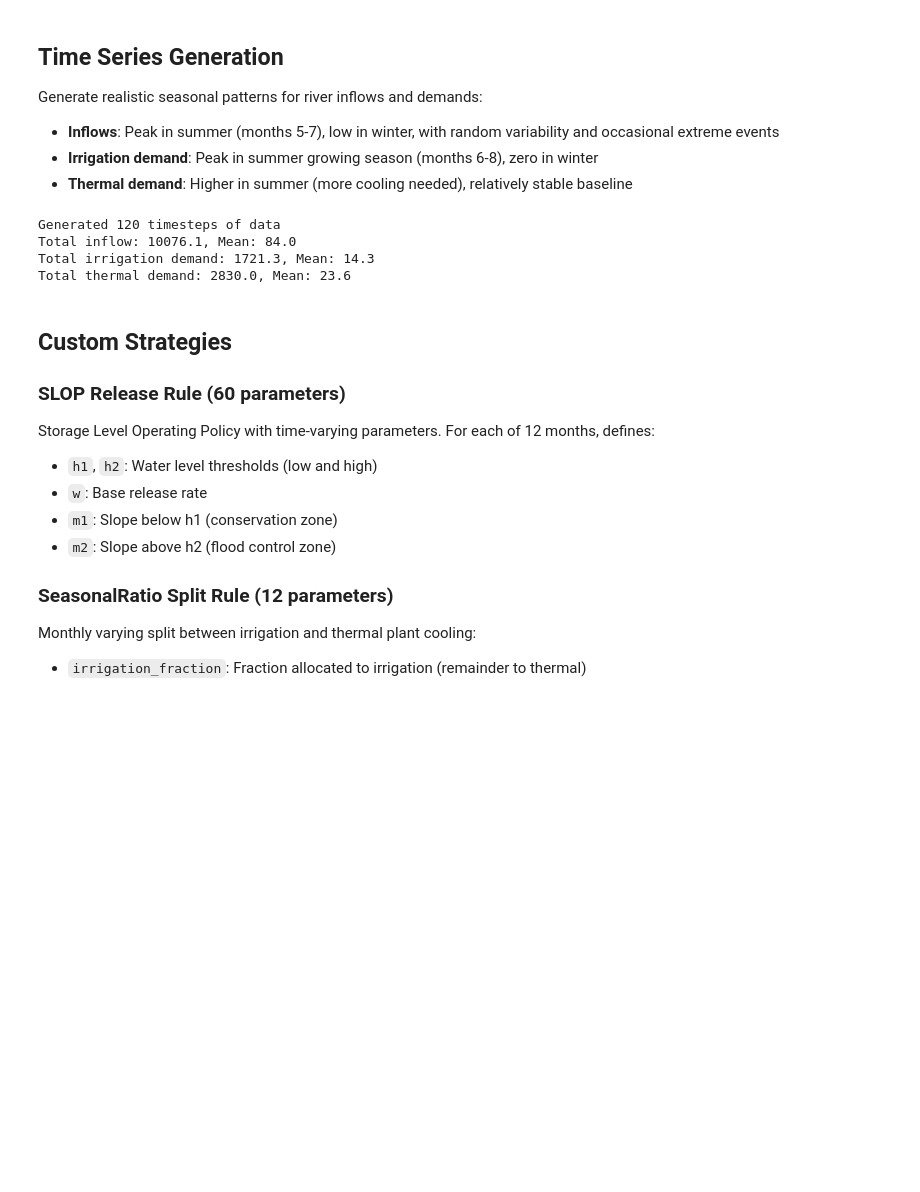
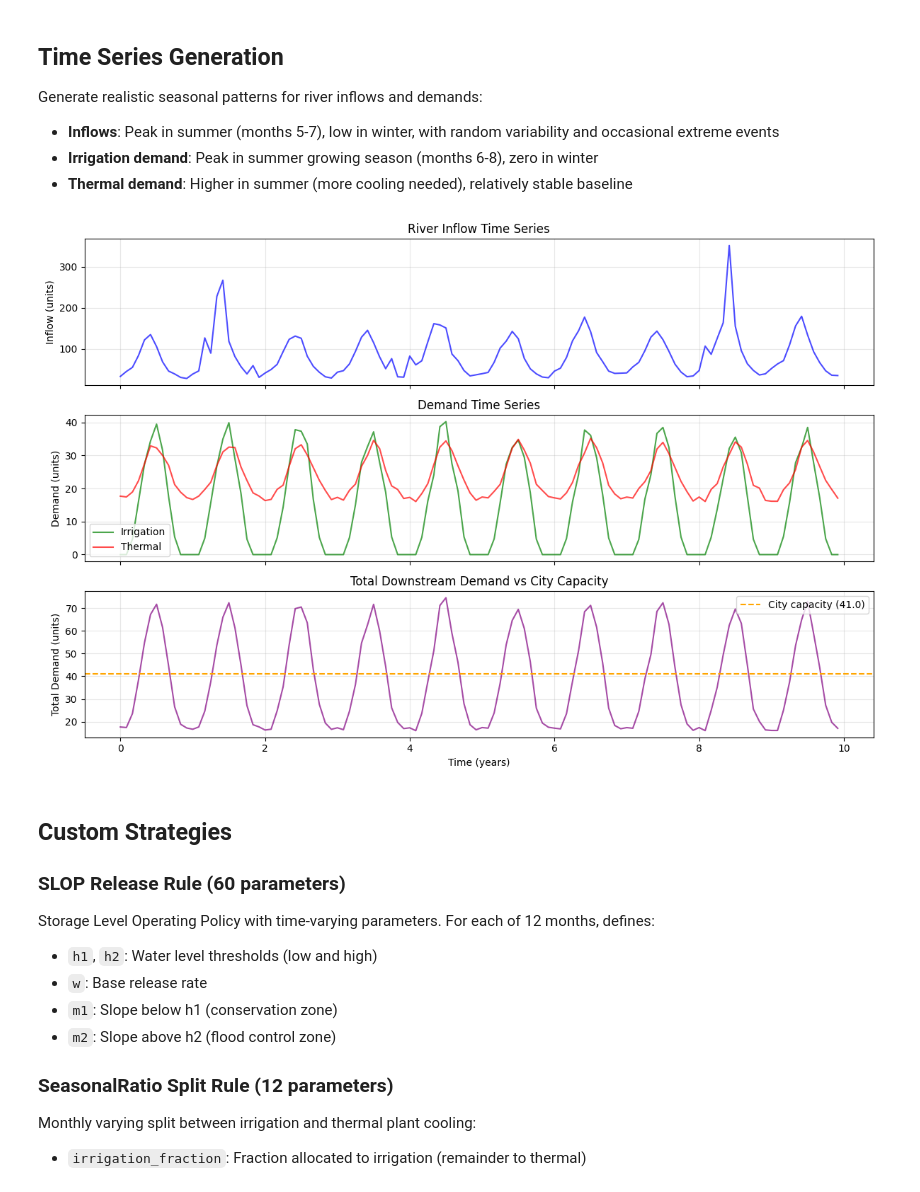
Before and after one commit to hydrosolutions/taqsim, a Jupyter notebook: notebooks/reservoir_optimization_showcase.ipynb, the cells around one changed output. Cells and saved outputs as stored; diff of their text form; code cells hidden in the pictures; blank space fills up the shorter version.

```diff
--- a/notebooks/reservoir_optimization_showcase.ipynb
+++ b/notebooks/reservoir_optimization_showcase.ipynb
@@ -105,16 +108,36 @@ def generate_thermal_demand(n_years: int = 10, base_demand: float = 24.0, seed:
 inflows = generate_inflows(n_years=10, mean_annual=100.0 * INFLOW_SCALE, seed=SEED)
 irrigation_demand = generate_irrigation_demand(n_years=10, peak_demand=IRRIGATION_PEAK, seed=SEED + 1)
 thermal_demand = generate_thermal_demand(n_years=10, base_demand=THERMAL_BASE, seed=SEED + 2)
-
-print(f"Generated {len(inflows)} timesteps of data")
-print(f"Total inflow: {sum(inflows):.1f}, Mean: {np.mean(inflows):.1f}")
-print(f"Total irrigation demand: {sum(irrigation_demand):.1f}, Mean: {np.mean(irrigation_demand):.1f}")
-print(f"Total thermal demand: {sum(thermal_demand):.1f}, Mean: {np.mean(thermal_demand):.1f}")
-# %% [output]
-Generated 120 timesteps of data
-Total inflow: 10076.1, Mean: 84.0
-Total irrigation demand: 1721.3, Mean: 14.3
-Total thermal demand: 2830.0, Mean: 23.6
+# %%
+fig, axes = plt.subplots(3, 1, figsize=(12, 8), sharex=True)
+
+months = np.arange(TIMESTEPS)
+years = months / 12
+
+axes[0].plot(years, inflows, "b-", alpha=0.7)
+axes[0].set_ylabel("Inflow (units)")
+axes[0].set_title("River Inflow Time Series")
+axes[0].grid(True, alpha=0.3)
+
+axes[1].plot(years, irrigation_demand, "g-", alpha=0.7, label="Irrigation")
+axes[1].plot(years, thermal_demand, "r-", alpha=0.7, label="Thermal")
+axes[1].set_ylabel("Demand (units)")
+axes[1].set_title("Demand Time Series")
+axes[1].legend()
+axes[1].grid(True, alpha=0.3)
+
+axes[2].plot(years, [sum(x) for x in zip(irrigation_demand, thermal_demand, strict=True)], "purple", alpha=0.7)
+axes[2].axhline(y=CITY_CAPACITY, color="orange", linestyle="--", label=f"City capacity ({CITY_CAPACITY})")
+axes[2].set_ylabel("Total Demand (units)")
+axes[2].set_xlabel("Time (years)")
+axes[2].set_title("Total Downstream Demand vs City Capacity")
+axes[2].legend()
+axes[2].grid(True, alpha=0.3)
+
+plt.tight_layout()
+plt.show()
+# %% [output]
+[figure, added]
 # %% [markdown]
 ## Custom Strategies
 
```
Also changed, not shown: parts of 8 cells of this notebook, 51 other files.
